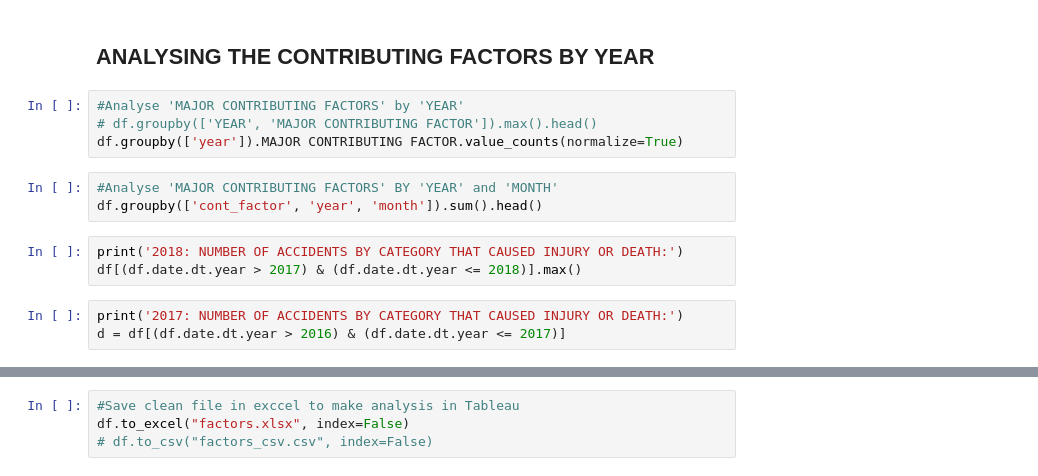
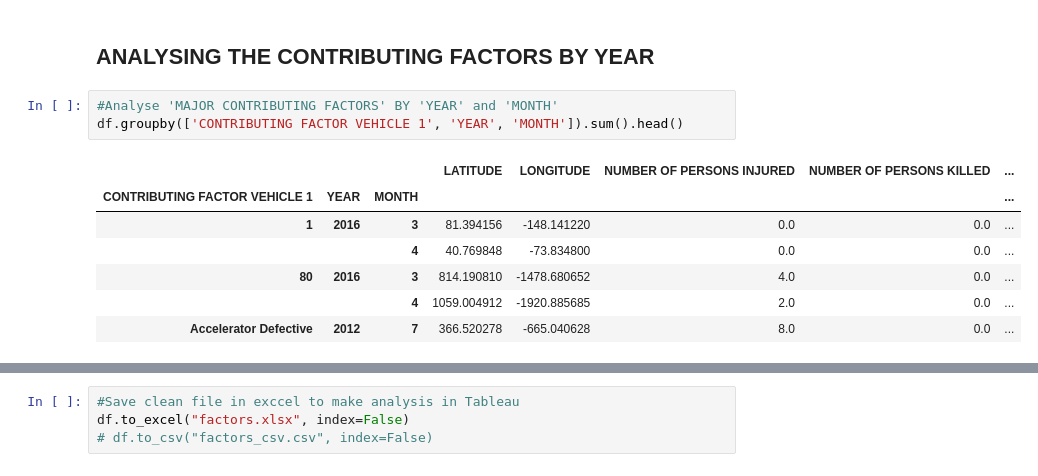
Before and after one commit to adrianakopf/NYC-Accidents-Analysis, a Jupyter notebook: ContributingFactors.ipynb, the cells around one changed output, grey strips where cells are left out. Drawn from its saved outputs; the diff is of its cells as text.

```diff
--- a/ContributingFactors.ipynb
+++ b/ContributingFactors.ipynb
@@ -92,17 +131,15 @@ df["cont_factor"].value_counts(normalize=True)
 # %% [markdown]
 ## ANALYSING THE CONTRIBUTING FACTORS BY YEAR
 # %%
-#Analyse 'MAJOR CONTRIBUTING FACTORS' by 'YEAR'
-# df.groupby(['YEAR', 'MAJOR CONTRIBUTING FACTOR']).max().head()
-df.groupby(['year']).MAJOR CONTRIBUTING FACTOR.value_counts(normalize=True)
+#Analyse 'MAJOR CONTRIBUTING FACTORS' BY 'YEAR' and 'MONTH'
+df.groupby(['CONTRIBUTING FACTOR VEHICLE 1', 'YEAR', 'MONTH']).sum().head()
+# %% [output]
+|  |  |  | LATITUDE | LONGITUDE | NUMBER OF PERSONS INJURED | NUMBER OF PERSONS KILLED | ... |
+| CONTRIBUTING FACTOR VEHICLE 1 | YEAR | MONTH |  |  |  |  | ... |
+| 1 | 2016 | 3 | 81.394156 | -148.141220 | 0.0 | 0.0 | ... |
+|  |  | 4 | 40.769848 | -73.834800 | 0.0 | 0.0 | ... |
+| 80 | 2016 | 3 | 814.190810 | -1478.680652 | 4.0 | 0.0 | ... |
+|  |  | 4 | 1059.004912 | -1920.885685 | 2.0 | 0.0 | ... |
+| Accelerator Defective | 2012 | 7 | 366.520278 | -665.040628 | 8.0 | 0.0 | ... |
-# %%
-#Analyse 'MAJOR CONTRIBUTING FACTORS' BY 'YEAR' and 'MONTH'
-df.groupby(['cont_factor', 'year', 'month']).sum().head()
-# %%
-print('2018: NUMBER OF ACCIDENTS BY CATEGORY THAT CAUSED INJURY OR DEATH:')
-df[(df.date.dt.year > 2017) & (df.date.dt.year <= 2018)].max()
-# %%
-print('2017: NUMBER OF ACCIDENTS BY CATEGORY THAT CAUSED INJURY OR DEATH:')
-d = df[(df.date.dt.year > 2016) & (df.date.dt.year <= 2017)]
 # %%
 # Descriptive statistics by 'YEAR' and 'MAJOR CONTRIBUTING FACTOR'
```
Also changed, not shown: parts of 16 cells of this notebook.
